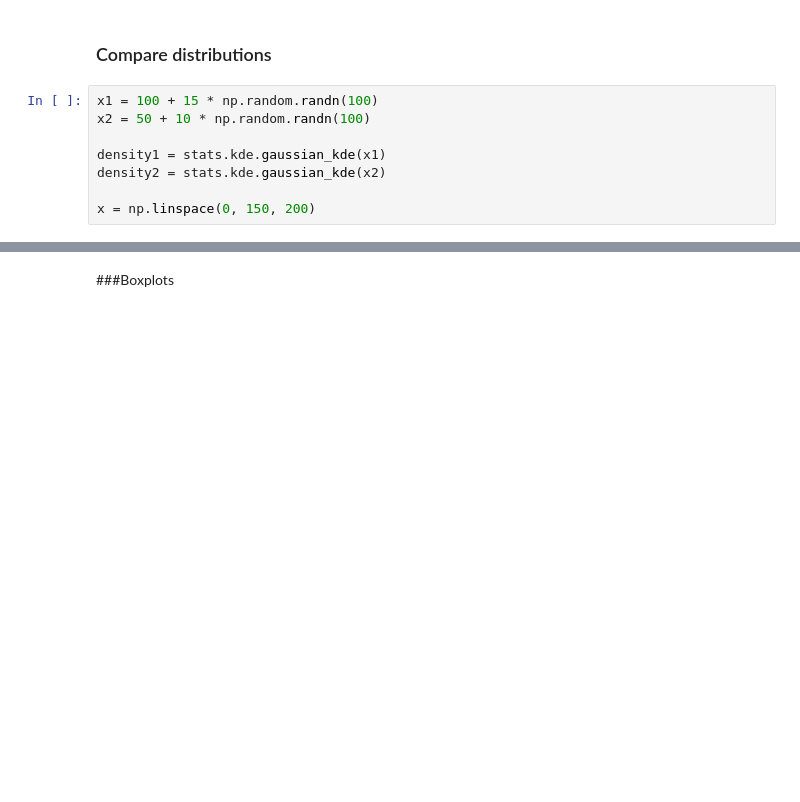
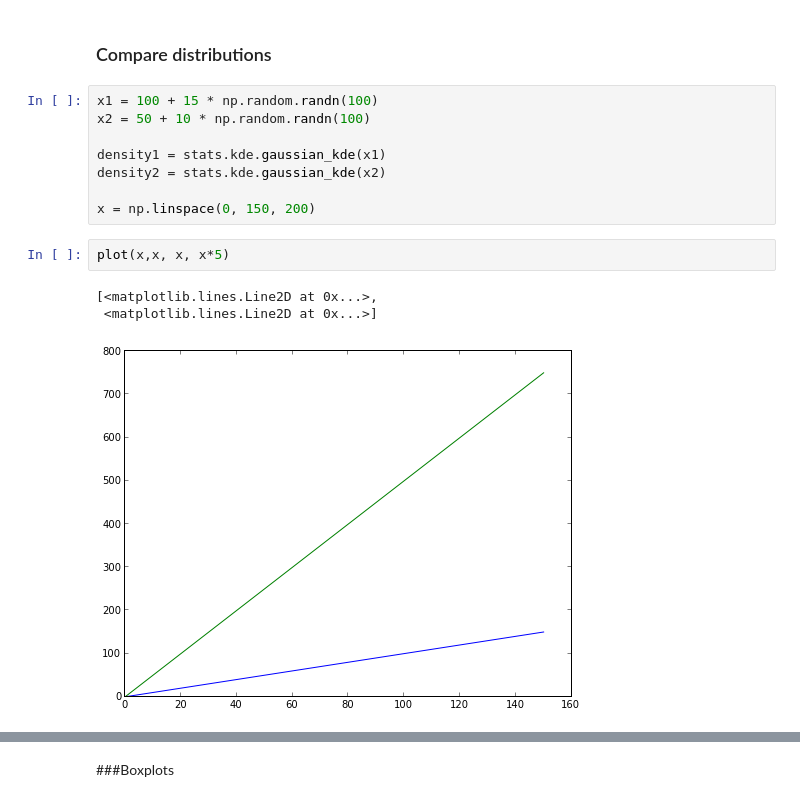
Before and after one commit to vijayv/Meetup-Fall-2013, a Jupyter notebook: python/lecture_17_matplotlib.ipynb, the cells around one changed output, grey strips where cells are left out. Saved outputs shown, nothing was run; the diff lists cells and outputs as text; blank space fills up the shorter version.

```diff
--- a/python/lecture_17_matplotlib.ipynb
+++ b/python/lecture_17_matplotlib.ipynb
@@ -248,6 +253,12 @@ density1 = stats.kde.gaussian_kde(x1)
 density2 = stats.kde.gaussian_kde(x2)
 
 x = np.linspace(0, 150, 200)
+# %%
+plot(x,x, x, x*5)
+# %% [output]
+[<matplotlib.lines.Line2D at 0x...>,
+ <matplotlib.lines.Line2D at 0x...>]
+[figure, added]
 # %%
 fill_between(x, 0, density1(x), alpha=0.5, color='#1B9E77')
 fill_between(x, 0, density2(x), alpha=0.5, color='#D95F02')
```
Also changed, not shown: parts of 13 cells of this notebook, 22 other files.
